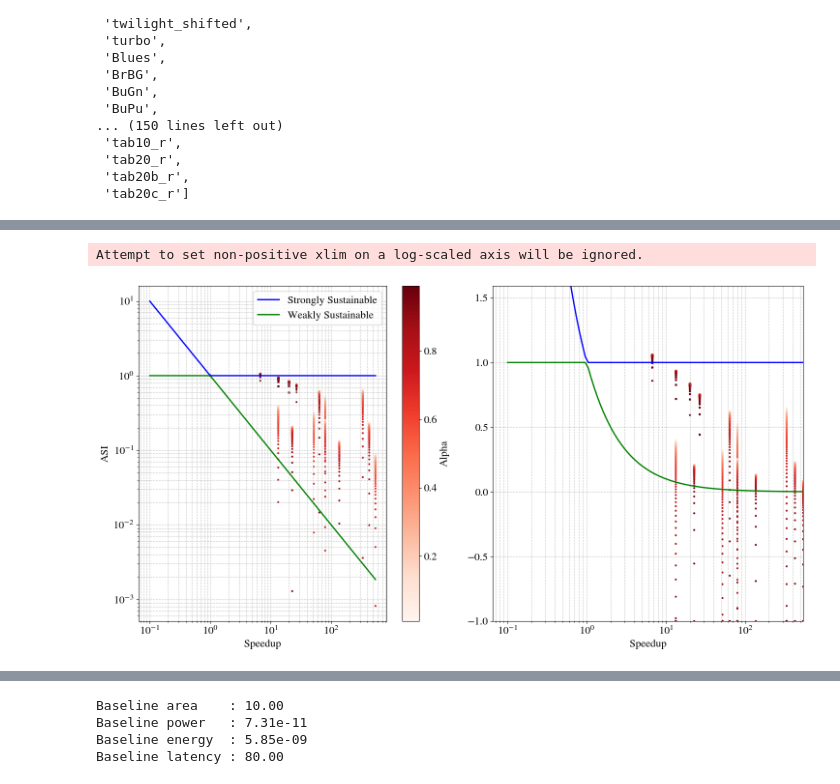
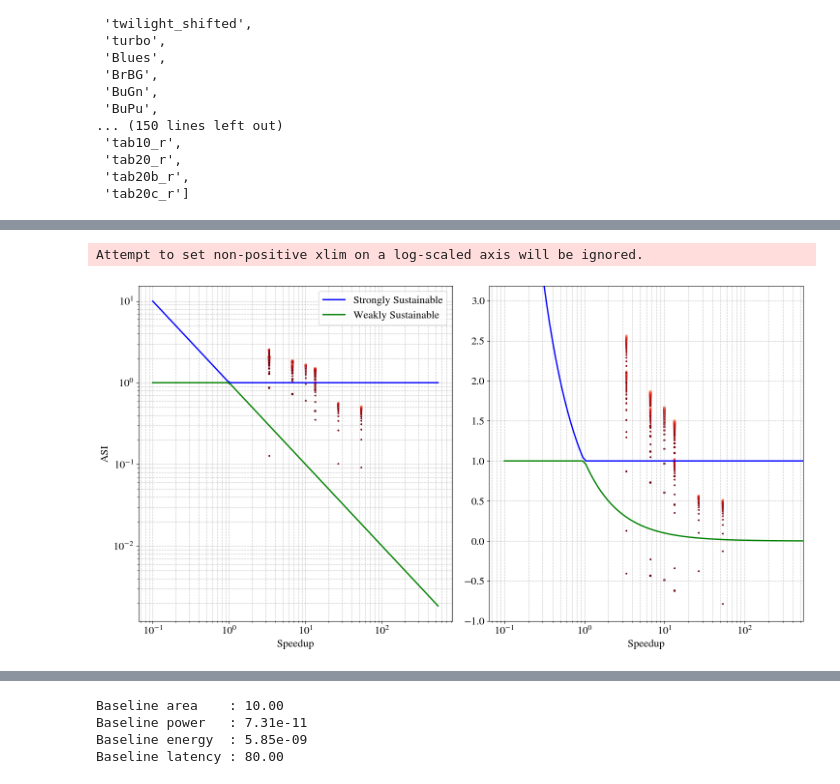
Before and after one commit to PolMaistriaux/IoT_Node_Modeling, a Jupyter notebook: Test_new_applications/Notebook_ASI_Framework.ipynb, the cells around one changed output, grey strips where cells are left out. Cells and saved outputs as stored; diff of their text form; code cells hidden in the pictures.

```diff
--- a/Test_new_applications/Notebook_ASI_Framework.ipynb
+++ b/Test_new_applications/Notebook_ASI_Framework.ipynb
@@ -150,3 +150,8 @@ def scale_latency (latency= 1, nfft_ref = 1, nfft = 1, acc_type ="Memory-b"):
         elif acc_type[i].startswith("Pip"):
             latency_scaled[i] = latency[i] * nfft_ref / nfft[i]
     return latency_scaled
+# %%
+
+mem_size  = np.array([4096   ,   2048  ,  1024   , 512    ,  256     ] )
+mem_area  = np.array([0.0945 ,   0.0563,  0.0327 , 0.0202 ,  0.0152  ] )
+mem_e     = np.array([20.366 ,   14.951,  11.484 , 10.045 ,  4.04    ] ) *1.2 * 1e-3
@@ -181,7 +224,21 @@ alpha_studied = np.linspace(0.01, 1, 100,endpoint=False)
 # ----------------------------------------------------------------------
 # 2a. DERIVE RATIOS
 # ----------------------------------------------------------------------
+theor_area_ratio    = (theor_Area+baseline_area)    / baseline_area
+theor_power_ratio   = theor_Power   / baseline_power
+theor_energy_ratio  = theor_Energy  / baseline_energy
+theor_latency_ratio = theor_Latency / baseline_latency
+theor_speedup_ratio = 1/(theor_latency_ratio)
 
+theor_asi_res  = np.zeros((len(alpha_studied),len(theor_area_ratio)))
+theor_ncf_res  = np.zeros((len(alpha_studied),len(theor_area_ratio),2))
+for i in range(theor_area_ratio.shape[0]):
+    print(f"OUR {i}: area_ratio={theor_area_ratio[i]:.2f}, area={theor_Area[i]:.4f},  power_ratio={theor_power_ratio[i]:.2f}, energy_ratio={theor_energy_ratio[i]:.2f}, speedup={theor_speedup_ratio[i]:.2f}")
+    theor_asi_res[:,i]  = asi_function (alpha=alpha_studied, area_ratio=theor_area_ratio[i], power_ratio=theor_power_ratio[i],print=False)
+    theor_ncf_res[:,i,0]= (theor_area_ratio[i]* (alpha_studied)) +  (theor_energy_ratio[i]* (1-alpha_studied))
+    theor_ncf_res[:,i,1]= (theor_area_ratio[i]* (alpha_studied)) +  (theor_power_ratio[i] * (1-alpha_studied))
+
+# ----------------------------------------------------------------------
 our_area_ratio    = (our_Area+baseline_area)    / baseline_area
 our_power_ratio   = our_Power   / baseline_power
 our_energy_ratio  = our_Energy  / baseline_energy
@@ -191,11 +248,12 @@ our_speedup_ratio = 1/(our_latency_ratio)
 our_asi_res  = np.zeros((len(alpha_studied),len(our_area_ratio)))
 our_ncf_res  = np.zeros((len(alpha_studied),len(our_area_ratio),2))
 for i in range(our_area_ratio.shape[0]):
-    print(f"OUR {i}: area_ratio={our_area_ratio[i]:.2f}, area={our_Area[i]:.4f},  power_ratio={our_power_ratio[i]:.2f}, energy_ratio={our_energy_ratio[i]:.2f}, speedup={our_speedup_ratio[i]:.2f}")
+    print(f"THEOR {i}: area_ratio={our_area_ratio[i]:.2f}, area={our_Area[i]:.4f},  power_ratio={our_power_ratio[i]:.2f}, energy_ratio={our_energy_ratio[i]:.2f}, speedup={our_speedup_ratio[i]:.2f}")
     our_asi_res[:,i]  = asi_function (alpha=alpha_studied, area_ratio=our_area_ratio[i], power_ratio=our_power_ratio[i],print=False)
     our_ncf_res[:,i,0]= (our_area_ratio[i]* (alpha_studied)) +  (our_energy_ratio[i]* (1-alpha_studied))
     our_ncf_res[:,i,1]= (our_area_ratio[i]* (alpha_studied)) +  (our_power_ratio[i] * (1-alpha_studied))
 
+# ----------------------------------------------------------------------
 soa_area_ratio    = (soa_Area+baseline_area)    / baseline_area
 soa_power_ratio   = soa_Power   / baseline_power
 soa_energy_ratio  = soa_Energy  / baseline_energy
@@ -261,39 +400,43 @@ sep_weakly_sustainable  [np.where(sep_weakly_sustainable>1)]   =1
 # Plot the operation footprint vs FFT throughput
 fig, ax = plt.subplots(1,2,figsize=(15, 8))
 ax[0].set_ylabel('ASI')
 ax[0].loglog(speedup_space, sep_strongly_sustainable, 'b', linewidth=2, label='Strongly Sustainable')
 ax[0].loglog(speedup_space, sep_weakly_sustainable,   'g', linewidth=2, label='Weakly Sustainable')
 ax[1].plot(speedup_space, sep_strongly_sustainable, 'b', linewidth=2, label='Strongly Sustainable')
 ax[1].plot(speedup_space, sep_weakly_sustainable,   'g', linewidth=2, label='Weakly Sustainable')
 
 ax[1].set_xscale('log')
 
 ax[0].set_xlabel('Speedup')
 ax[1].set_xlabel('Speedup')
 ax[1].set_ylim([-1,np.max(our_asi_res)*1.5])
 ax[1].set_xlim([0,np.max(soa_speedup_ratio)])
 
 ax[0].grid(True, which='both', linestyle='--', alpha=0.7)
 ax[1].grid(True, which='both', linestyle='--', alpha=0.7)
 
-# Add our accelerator
-for i in range(soa_area_ratio.shape[0]):
-    p = ax[0].scatter(np.ones(len(alpha_studied))*soa_speedup_ratio[i],   np.maximum(soa_asi_res[:,i],-1),   c=alpha_studied,cmap="Reds",  s=4)
-    p = ax[1].scatter(np.ones(len(alpha_studied))*soa_speedup_ratio[i],   np.maximum(soa_asi_res[:,i],-1),   c=alpha_studied,cmap="Reds",  s=4)
-fig.colorbar(p,ax=ax[0],orientation='vertical',label='Alpha')
+## Add our accelerator
+#for i in range(soa_area_ratio.shape[0]):
+#    p = ax[0].scatter(np.ones(len(alpha_studied))*soa_speedup_ratio[i],   np.maximum(soa_asi_res[:,i],-1),   c=alpha_studied,cmap="Reds",  s=4)
+#    p = ax[1].scatter(np.ones(len(alpha_studied))*soa_speedup_ratio[i],   np.maximum(soa_asi_res[:,i],-1),   c=alpha_studied,cmap="Reds",  s=4)
+#fig.colorbar(p,ax=ax[0],orientation='vertical',label='Alpha')
 
 # Add our accelerator
 for i in range(our_area_ratio.shape[0]):
     p = ax[0].scatter(np.ones(len(alpha_studied))*our_speedup_ratio[i],   np.maximum(our_asi_res[:,i],-1),   c=alpha_studied,cmap="Reds",  s=4, marker='s')
     p = ax[1].scatter(np.ones(len(alpha_studied))*our_speedup_ratio[i],   np.maximum(our_asi_res[:,i],-1),   c=alpha_studied,cmap="Reds",  s=4, marker='s')
 
+for i in range(theor_area_ratio.shape[0]):
+    p = ax[0].scatter(np.ones(len(alpha_studied))*theor_speedup_ratio[i],   np.maximum(theor_asi_res[:,i],-1),   c=alpha_studied,cmap="Reds",  s=4, marker='<')
+    p = ax[1].scatter(np.ones(len(alpha_studied))*theor_speedup_ratio[i],   np.maximum(theor_asi_res[:,i],-1),   c=alpha_studied,cmap="Reds",  s=4, marker='<')
+
 ax[0].legend()
 # Add legend
 fig.tight_layout()
 plt.show()
 # %% [output]
 Attempt to set non-positive xlim on a log-scaled axis will be ignored.
-[figure, old version]
+[figure, new version]
 # %%
 # Plot the operation footprint vs FFT throughput
 fig, ax = plt.subplots(1,2,figsize=(15, 8))
```
Also changed, not shown: parts of 15 cells of this notebook.
